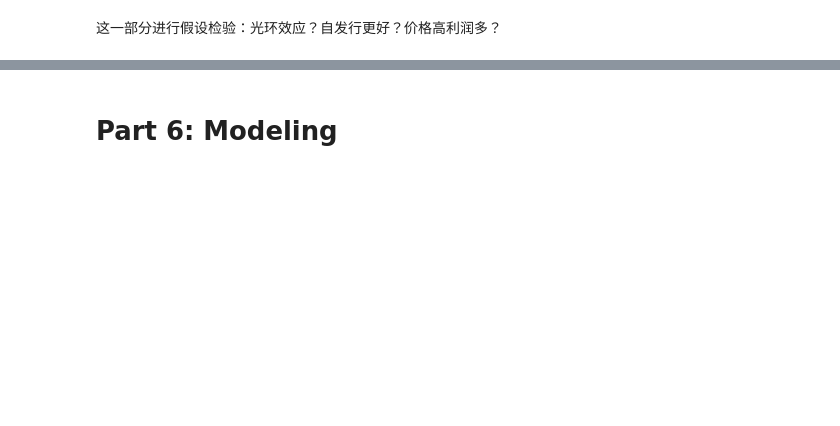
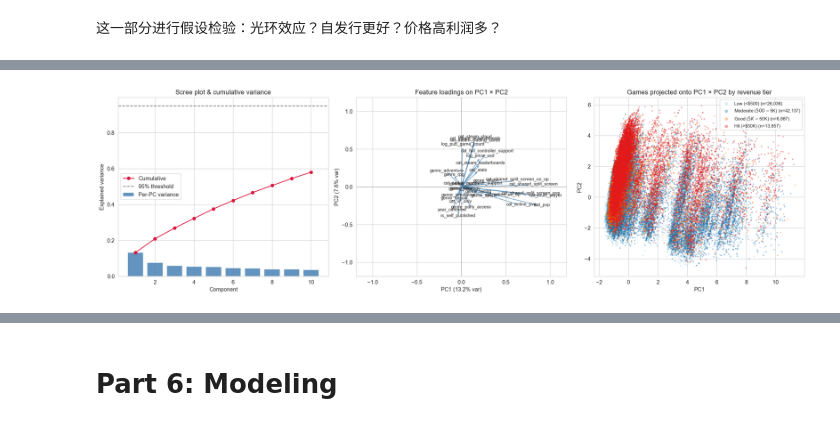
Before and after one commit to pai31419526/steam_data_analysis, a Jupyter notebook: script/report.ipynb, the cells around one changed output, grey strips where cells are left out. Drawn from its saved outputs; the diff is of its cells as text; code cells hidden in the pictures; blank space fills up the shorter version.

```diff
--- a/script/report.ipynb
+++ b/script/report.ipynb
@@ -1482,0 +1648,41 @@ y shape:          (88917,)
+# %%
+# Plot 1: scree/cumulative; Plot 2: first-two-PC loadings; Plot 3: PC1 vs PC2 colored by revenue tier
+fig, axes = plt.subplots(1, 3, figsize=(20, 6))
+
+# (a) Scree + cumulative
+axes[0].bar(range(1, len(evr)+1), evr, color='steelblue', alpha=0.85, label='Per-PC variance')
+axes[0].plot(range(1, len(cum)+1), cum, 'o-', color='crimson', label='Cumulative')
+axes[0].axhline(0.95, color='black', ls='--', alpha=0.5, label='95% threshold')
+axes[0].set_xlabel('Component')
+axes[0].set_ylabel('Explained variance')
+axes[0].set_title('Scree plot & cumulative variance')
+axes[0].legend()
+
+# (b) Feature loadings on PC1 vs PC2
+axes[1].axhline(0, color='grey', lw=0.5); axes[1].axvline(0, color='grey', lw=0.5)
+for feat, (a, b) in zip(loadings.index, loadings.iloc[:, :2].values):
+    axes[1].arrow(0, 0, a, b, head_width=0.015, color='steelblue', alpha=0.7, length_includes_head=True)
+    axes[1].text(a*1.08, b*1.08, feat, fontsize=9, ha='center')
+axes[1].set_xlabel(f'PC1 ({evr[0]*100:.1f}% var)')
+axes[1].set_ylabel(f'PC2 ({evr[1]*100:.1f}% var)')
+axes[1].set_title('Feature loadings on PC1 × PC2')
+lim = max(abs(loadings.iloc[:,:2].values.min()), abs(loadings.iloc[:,:2].values.max())) * 1.35
+axes[1].set_xlim(-lim, lim); axes[1].set_ylim(-lim, lim)
+
+# (c) Games projected onto PC1 × PC2, coloured by revenue tier
+scores = pca.transform(X_std)
+tier = pd.cut(main_df['revenue'],
+              bins=[-1, 500, 5000, 50000, 1e12],
+              labels=['Low (<$500)', 'Moderate ($500-$5K)', 'Good ($5K-$50K)', 'Hit (>$50K)'])
+colors = {'Low (<$500)': '#a6cee3', 'Moderate ($500-$5K)': '#1f78b4',
+          'Good ($5K-$50K)': '#ff7f00', 'Hit (>$50K)': '#e31a1c'}
+for t in ['Low (<$500)', 'Moderate ($500-$5K)', 'Good ($5K-$50K)', 'Hit (>$50K)']:
+    idx = (tier == t).values
+    axes[2].scatter(scores[idx, 0], scores[idx, 1], s=3, alpha=0.35,
+                    color=colors[t], label=f'{t} (n={idx.sum():,})')
+axes[2].set_xlabel('PC1'); axes[2].set_ylabel('PC2')
+axes[2].set_title('Games projected onto PC1 × PC2 by revenue tier')
+lg = axes[2].legend(markerscale=3, fontsize=9, loc='best')
+plt.tight_layout(); plt.show()
+# %% [output]
+[figure, added]
```
Also changed, not shown: parts of 31 cells of this notebook.
